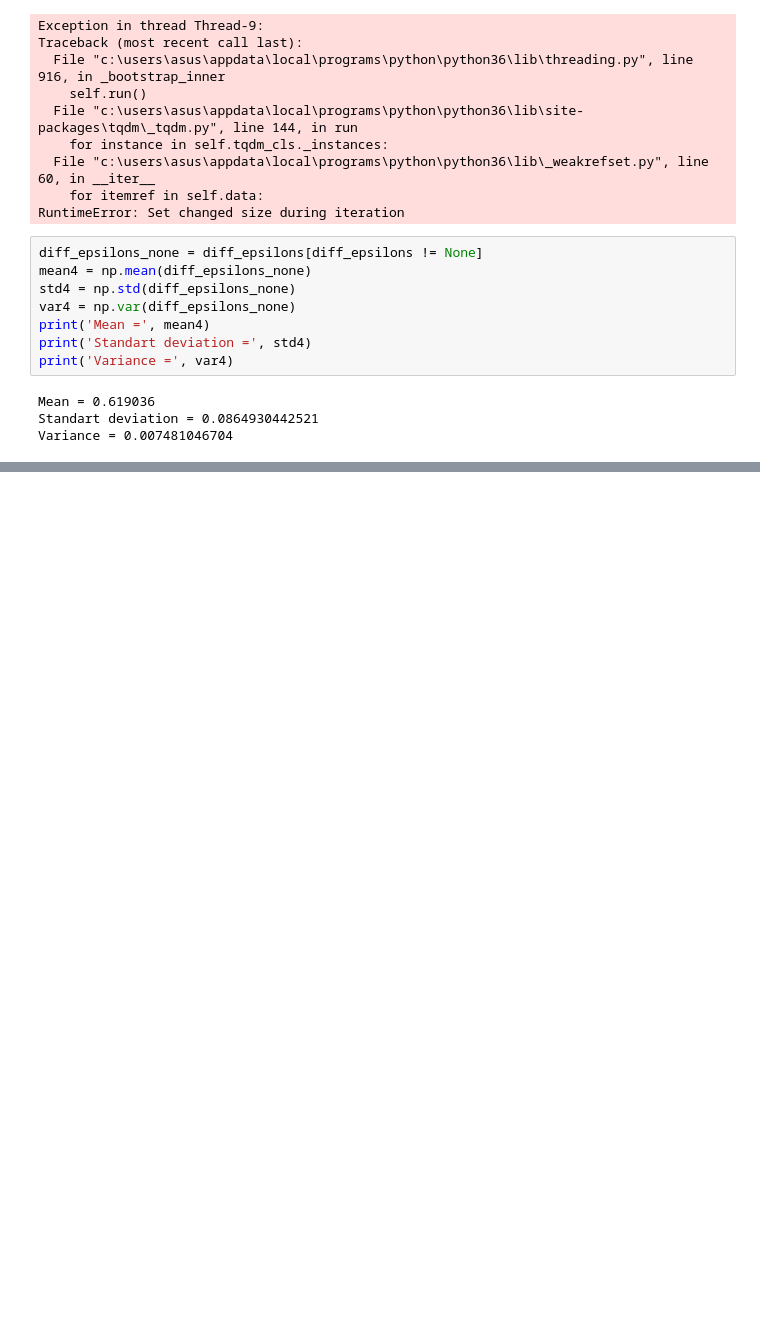
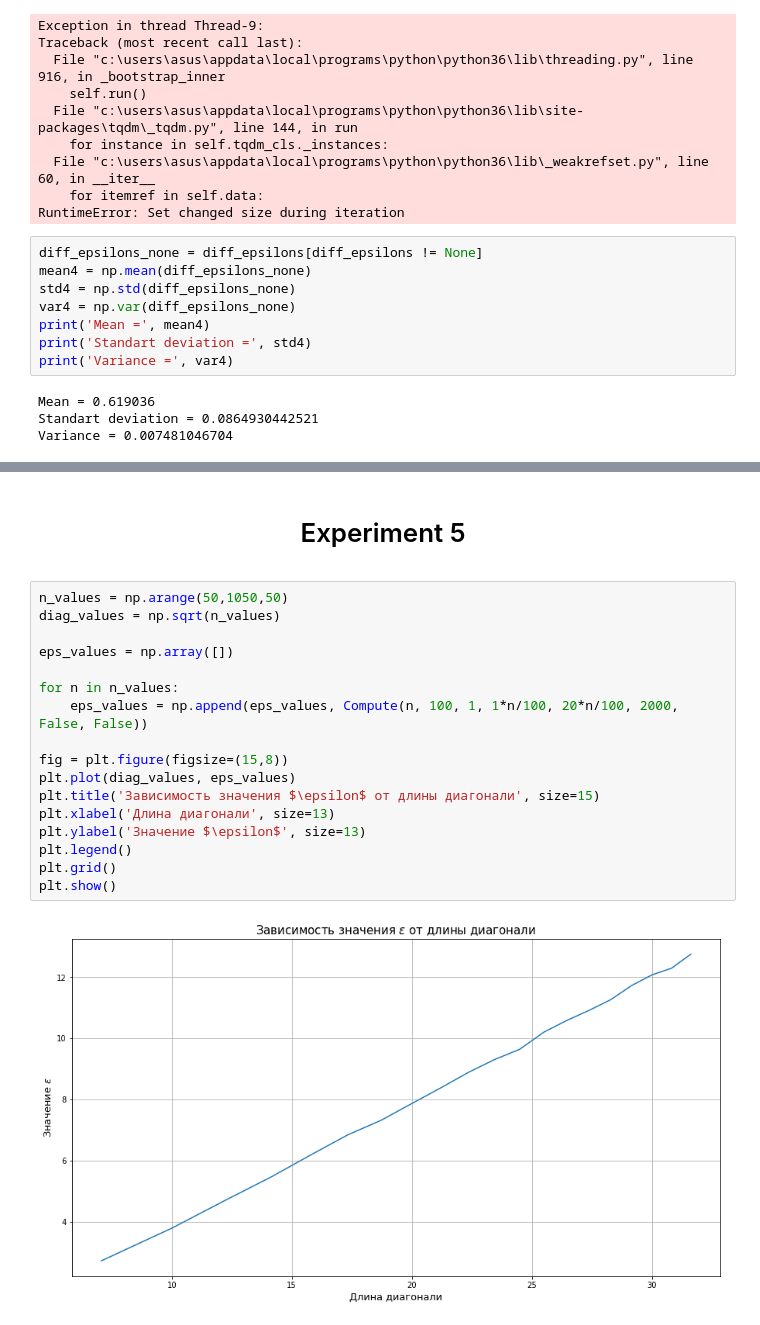
Before and after one commit to apugachev/Coursework-2018, a Jupyter notebook: coursework.ipynb, the cells around one changed output, grey strips where cells are left out. Drawn from its saved outputs; the diff is of its cells as text; blank space fills up the shorter version.

Commit message:
Experiments and animation added

```diff
--- a/coursework.ipynb
+++ b/coursework.ipynb
@@ -273,0 +398,21 @@ Variance = 0.007481046704
+# %% [markdown]
+<center><h1>Experiment 5</h1></center>
+# %%
+n_values = np.arange(50,1050,50)
+diag_values = np.sqrt(n_values)
+
+eps_values = np.array([])
+
+for n in n_values:
+    eps_values = np.append(eps_values, Compute(n, 100, 1, 1*n/100, 20*n/100, 2000, False, False))
+
+fig = plt.figure(figsize=(15,8))
+plt.plot(diag_values, eps_values)
+plt.title('Зависимость значения $\epsilon$ от длины диагонали', size=15)
+plt.xlabel('Длина диагонали', size=13)
+plt.ylabel('Значение $\epsilon$', size=13)
+plt.legend()
+plt.grid()
+plt.show()
+# %% [output]
+[figure, added]
```
Also changed, not shown: parts of 14 cells of this notebook, 1 other file.
